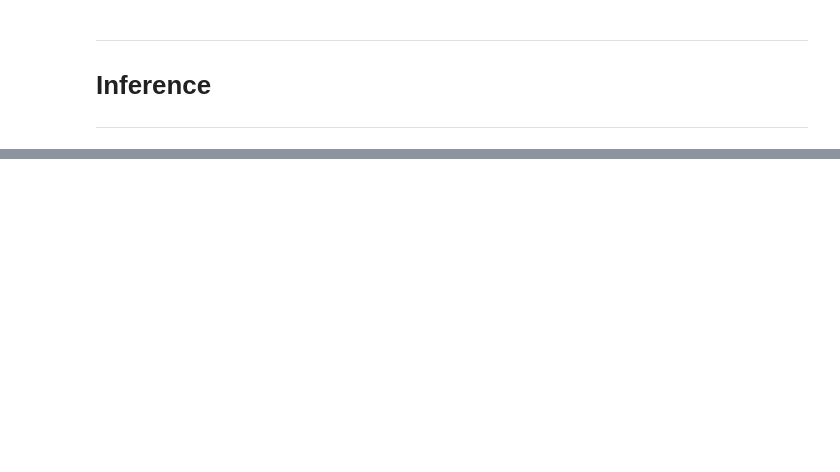
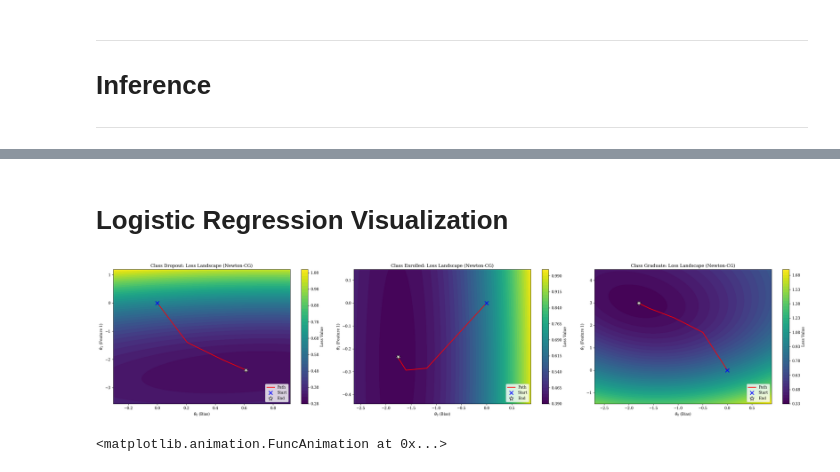
Before and after one commit to zirachw/CriterionIsAllYouNeed, a Jupyter notebook: src/main.ipynb, the cells around one changed output, grey strips where cells are left out. Cells and saved outputs as stored; diff of their text form; code cells hidden in the pictures; blank space fills up the shorter version.

```diff
--- a/src/main.ipynb
+++ b/src/main.ipynb
@@ -715,0 +782,5 @@ Mean metrics: {'accuracy': 0.755806985748046, 'f1_macro': 0.6871736891114696, 'f
+# %%
+X = train[log_feats].copy(deep=True)
+y = target
+# %%
+X_train, X_test, y_train, y_test = holdout.train_test_split(X, y)
@@ -715,0 +789,3 @@ Mean metrics: {'accuracy': 0.755806985748046, 'f1_macro': 0.6871736891114696, 'f
+# %%
+name = "Logistic Regression"
+log  = LogisticRegression(solver='newton-cg', random_state=settings.SEED)
@@ -715,0 +794,4 @@ Mean metrics: {'accuracy': 0.755806985748046, 'f1_macro': 0.6871736891114696, 'f
+# %%
+log.fit(X_train, y_train)
+test_preds = log.predict(X_test)
+test_results = metrics(y_test, test_preds)
@@ -766,0 +1028,7 @@ Submission saved: sub-dt-gini-15.csv
+# %% [markdown]
+# Logistic Regression Visualization
+# %%
+log.visualize_training(save_path="../test/output/logistic_training.mp4")
+# %% [output]
+[figure, added]
+<matplotlib.animation.FuncAnimation at 0x...>
```
Also changed, not shown: parts of 73 cells of this notebook.
